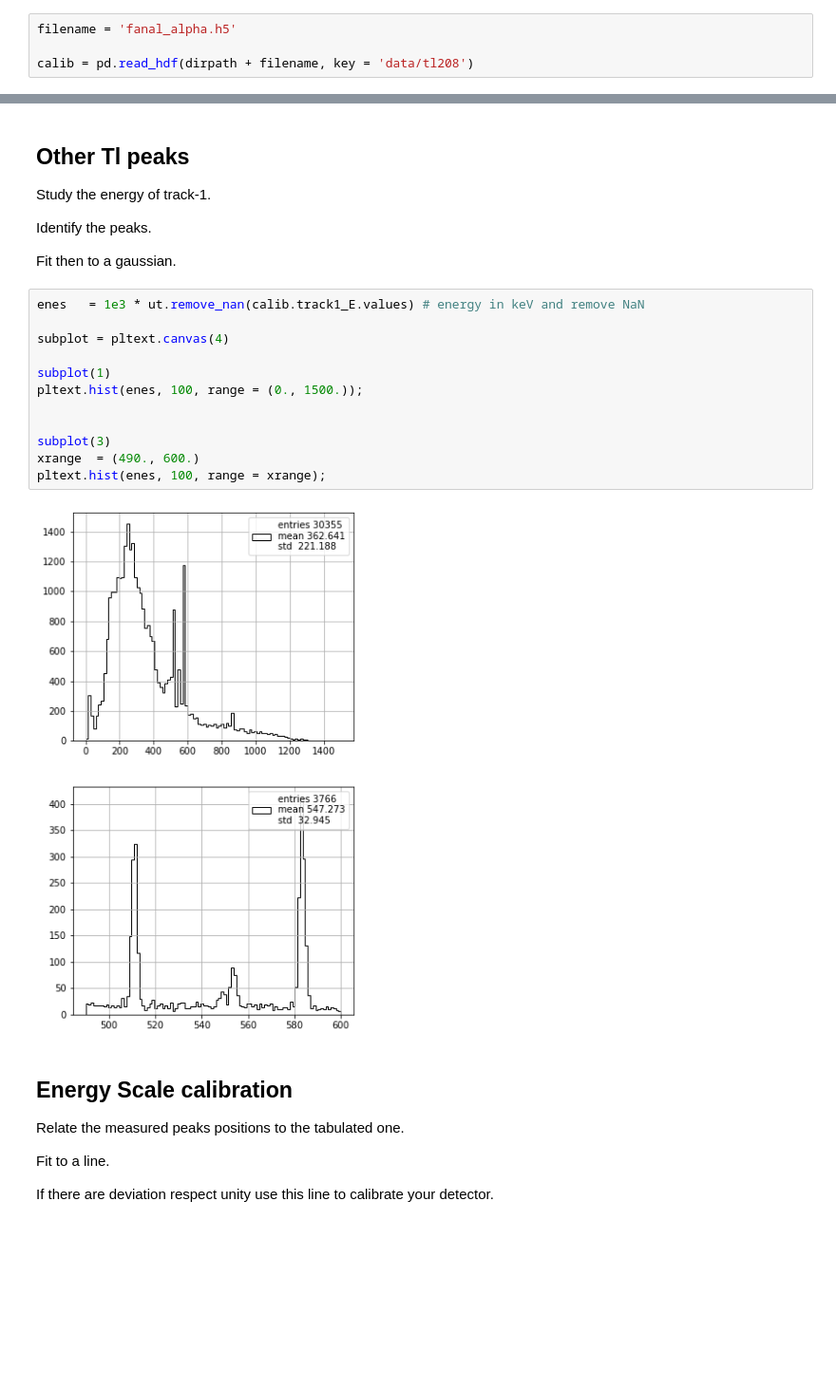
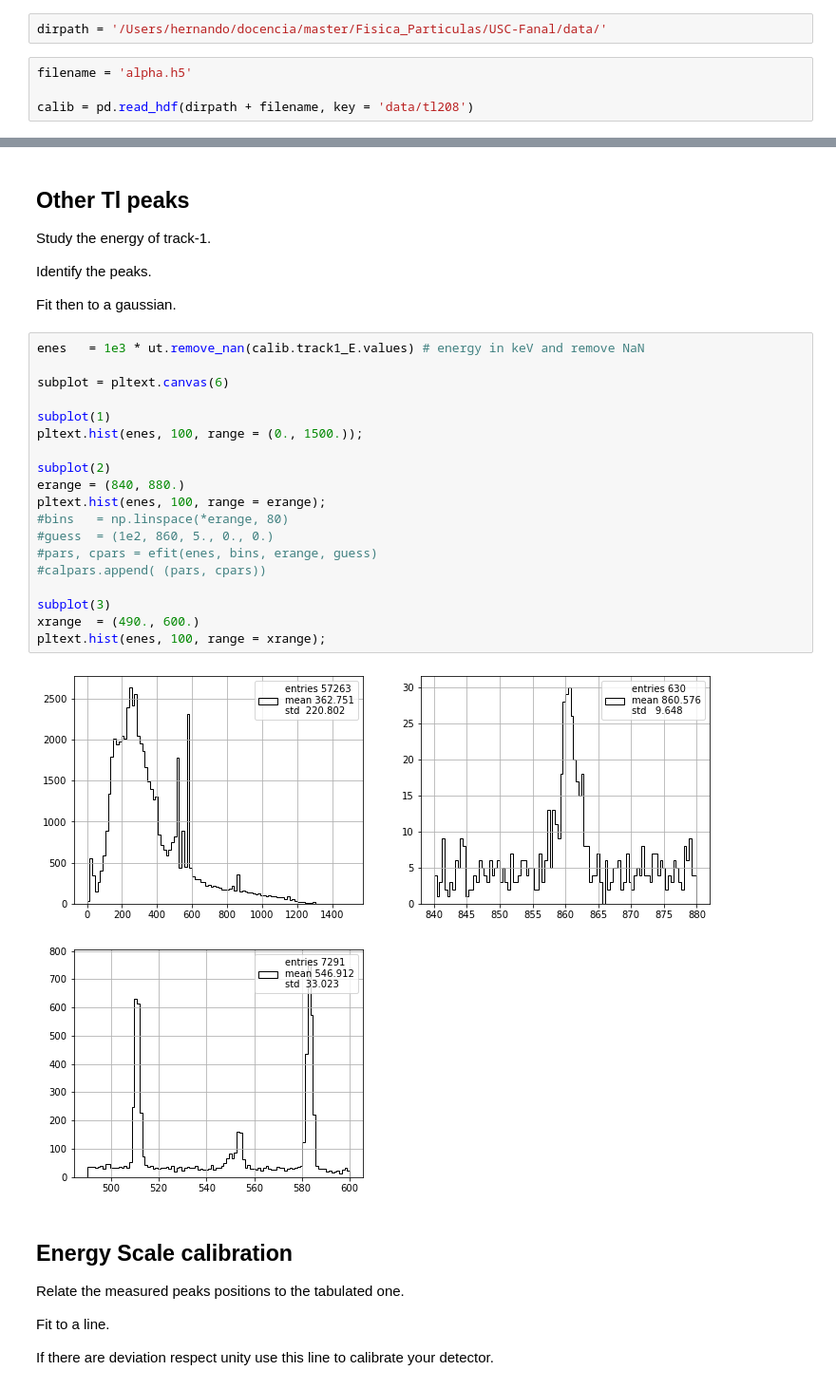
Before and after one commit to jahernando/USC-Fanal, a Jupyter notebook: NB/fanal_cal.ipynb, the cells around one changed output, grey strips where cells are left out. Shown: that part at 95% size. Cells and saved outputs as stored; diff of their text form; blank space fills up the shorter version.

```diff
--- a/NB/fanal_cal.ipynb
+++ b/NB/fanal_cal.ipynb
@@ -70,5 +68,7 @@ dirpath = '/Users/hernando/investigacion/NEXT/work/ICAROSNB/JAH/fanal/data/'
+# %%
+dirpath = '/Users/hernando/docencia/master/Fisica_Particulas/USC-Fanal/data/'
 # %%
-filename = 'fanal_alpha.h5'
+filename = 'alpha.h5'
 
 calib = pd.read_hdf(dirpath + filename, key = 'data/tl208')
 # %% [markdown]
@@ -150,17 +152,24 @@ Fit then to a gaussian.
 # %%
 enes   = 1e3 * ut.remove_nan(calib.track1_E.values) # energy in keV and remove NaN
 
-subplot = pltext.canvas(4)
+subplot = pltext.canvas(6)
 
 subplot(1)
 pltext.hist(enes, 100, range = (0., 1500.));
 
+subplot(2)
+erange = (840, 880.)
+pltext.hist(enes, 100, range = erange);
+#bins   = np.linspace(*erange, 80)
+#guess  = (1e2, 860, 5., 0., 0.)
+#pars, cpars = efit(enes, bins, erange, guess)
+#calpars.append( (pars, cpars))
 
 subplot(3)
 xrange  = (490., 600.)
 pltext.hist(enes, 100, range = xrange);
 # %% [output]
-[figure, old version]
+[figure, new version]
 # %% [markdown]
 ## Energy Scale calibration
 
```
Also changed, not shown: parts of 5 cells of this notebook, 3 other files.
